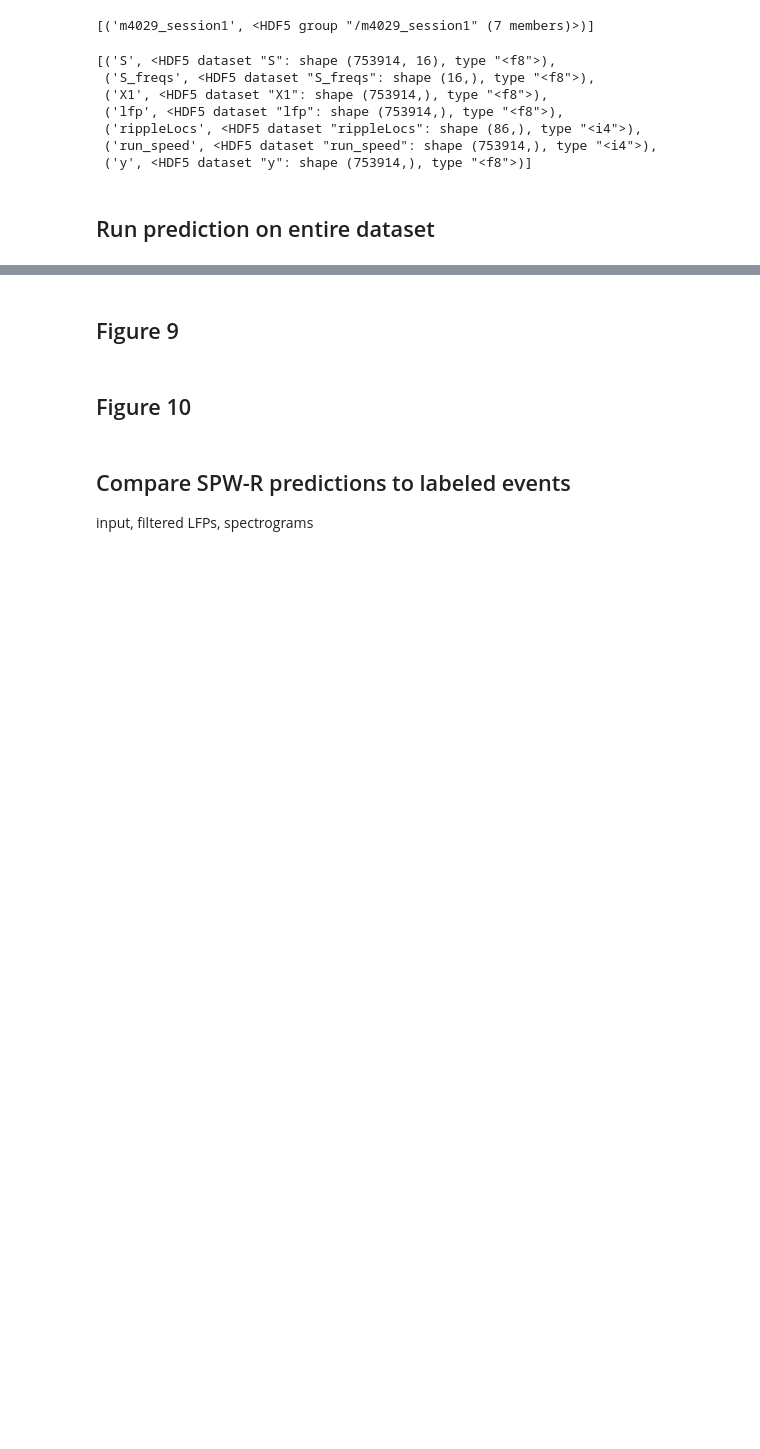
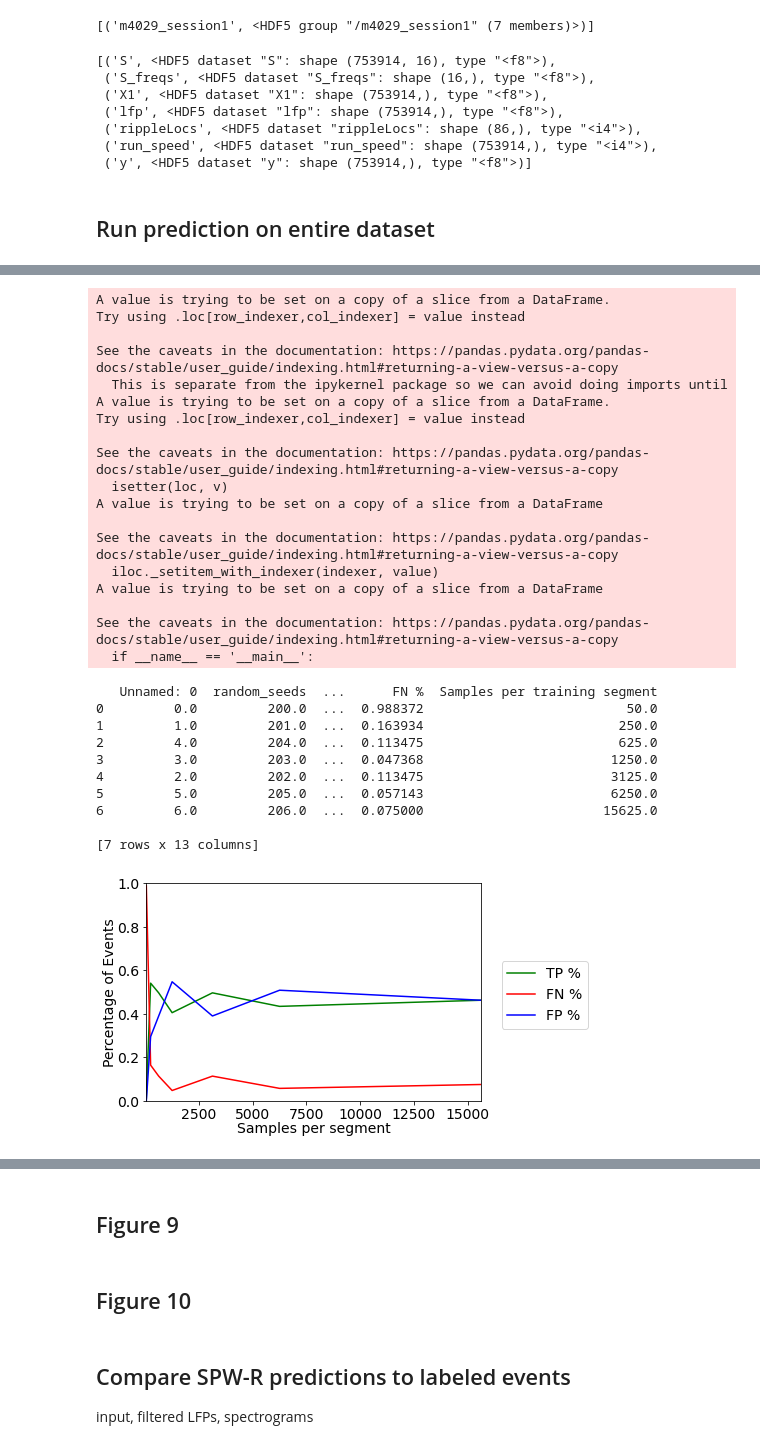
Before and after one commit to jimzhang629/RippleNet, a Jupyter notebook: edited_RippleNet_timeseries_prediction.ipynb, the cells around one changed output, grey strips where cells are left out. Saved outputs shown, nothing was run; the diff lists cells and outputs as text; code cells hidden in the pictures; blank space fills up the shorter version.

```diff
--- a/edited_RippleNet_timeseries_prediction.ipynb
+++ b/edited_RippleNet_timeseries_prediction.ipynb
@@ -397,0 +374,51 @@ plt.savefig(os.path.join('figures', 'precision_recall_plot.png'), bbox_inches="t
+# %%
+#plotting percentage of events as samples per segment is changed
+df_plotting = df.loc[0:6]
+df_plotting['Samples per training segment'] = [50,250,3125,1250,625,6250,15625]
+
+b, c = df_plotting.iloc[2], df_plotting.iloc[4]
+
+temp = df_plotting.iloc[2].copy()
+df_plotting.iloc[2] = c
+df_plotting.iloc[4] = temp
+
+
+print(df_plotting)
+ax = df_plotting.plot(x='Samples per training segment', y='TP %', label = 'TP %', color='green')
+df_plotting.plot(x='Samples per training segment',y='FN %', label = 'FN %', ax=ax, color='red')
+df_plotting.plot(x='Samples per training segment',y='FP %', label = 'FP %', ax=ax, color='blue')
+plt.ylim([0,1])
+plt.ylabel('Percentage of Events')
+plt.xlabel('Samples per segment')
+plt.legend(bbox_to_anchor=(1.04,0.3), loc='lower left')
+plt.savefig(os.path.join('figures', 'unidirectional_samples_per_segment_0to1.png'), bbox_inches="tight")
+# %% [output]
+A value is trying to be set on a copy of a slice from a DataFrame.
+Try using .loc[row_indexer,col_indexer] = value instead
+
+See the caveats in the documentation: https://pandas.pydata.org/pandas-docs/stable/user_guide/indexing.html#returning-a-view-versus-a-copy
+  This is separate from the ipykernel package so we can avoid doing imports until
+A value is trying to be set on a copy of a slice from a DataFrame.
+Try using .loc[row_indexer,col_indexer] = value instead
+
+See the caveats in the documentation: https://pandas.pydata.org/pandas-docs/stable/user_guide/indexing.html#returning-a-view-versus-a-copy
+  isetter(loc, v)
+A value is trying to be set on a copy of a slice from a DataFrame
+
+See the caveats in the documentation: https://pandas.pydata.org/pandas-docs/stable/user_guide/indexing.html#returning-a-view-versus-a-copy
+  iloc._setitem_with_indexer(indexer, value)
+A value is trying to be set on a copy of a slice from a DataFrame
+
+See the caveats in the documentation: https://pandas.pydata.org/pandas-docs/stable/user_guide/indexing.html#returning-a-view-versus-a-copy
+  if __name__ == '__main__':
+   Unnamed: 0  random_seeds  ...      FN %  Samples per training segment
+0         0.0         200.0  ...  0.988372                          50.0
+1         1.0         201.0  ...  0.163934                         250.0
+2         4.0         204.0  ...  0.113475                         625.0
+3         3.0         203.0  ...  0.047368                        1250.0
+4         2.0         202.0  ...  0.113475                        3125.0
+5         5.0         205.0  ...  0.057143                        6250.0
+6         6.0         206.0  ...  0.075000                       15625.0
+
+[7 rows x 13 columns]
+[figure, added]
```
Also changed, not shown: parts of 22 cells of this notebook.
